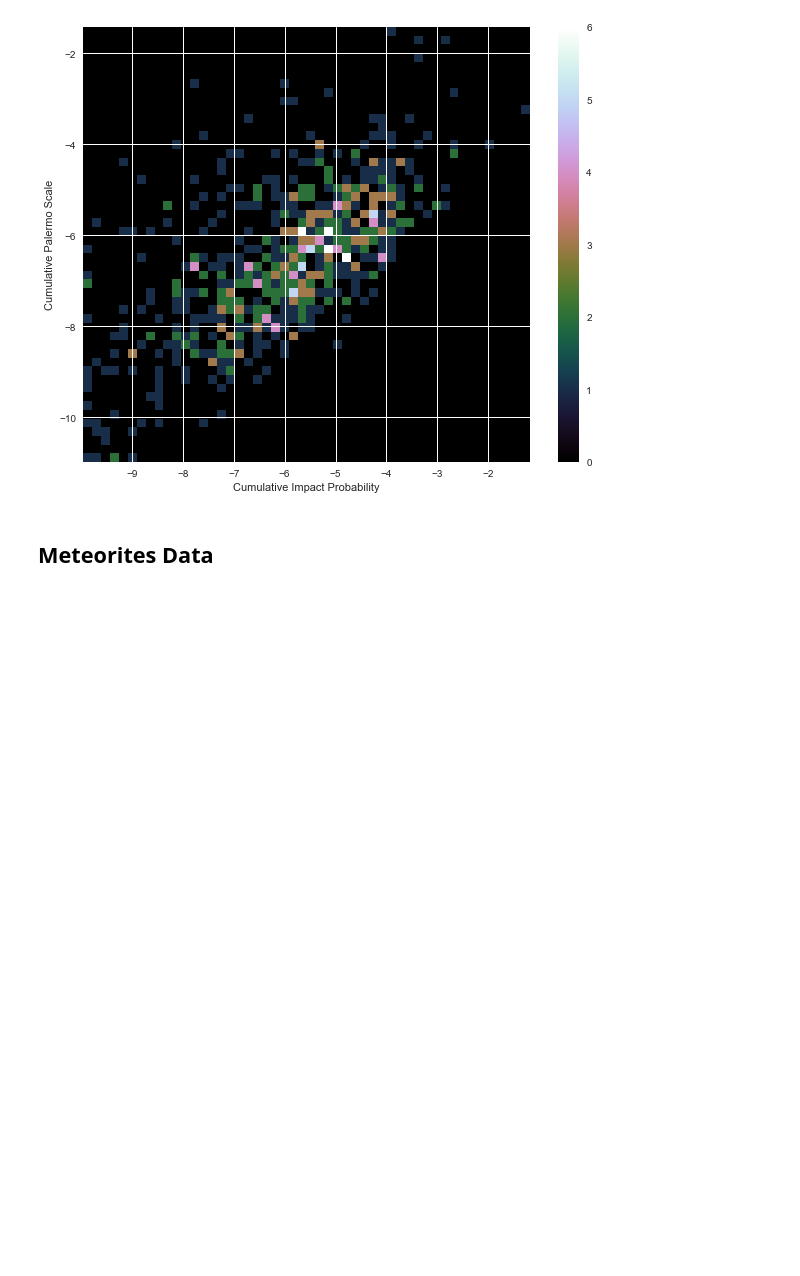
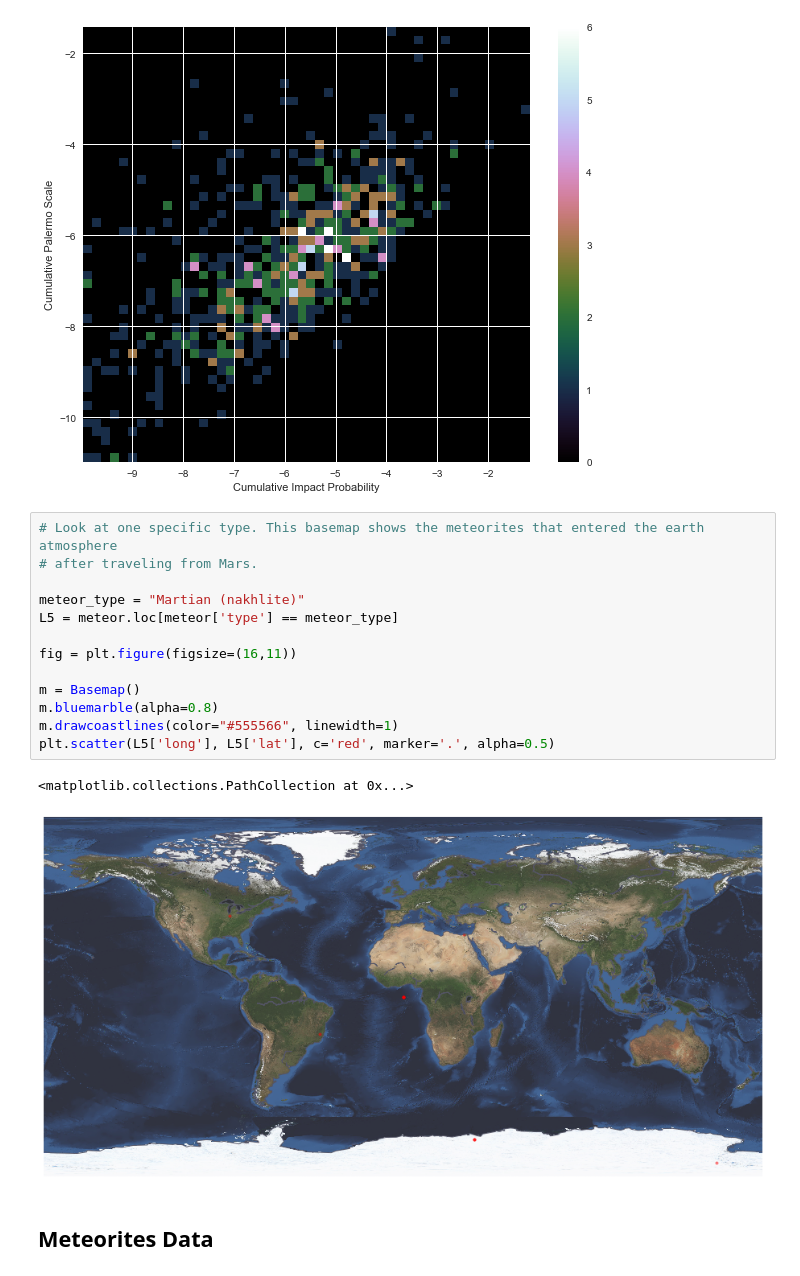
Before and after one commit to fcoba/Project-1, a Jupyter notebook: Master_File.ipynb, the cells around one changed output. Cells and saved outputs as stored; diff of their text form; blank space fills up the shorter version.

```diff
--- a/Master_File.ipynb
+++ b/Master_File.ipynb
@@ -134,5 +143,21 @@ plt.ylabel('Cumulative Palermo Scale')
 # %% [output]
 Text(0,0.5,'Cumulative Palermo Scale')
 [figure]
+# %%
+# Look at one specific type. This basemap shows the meteorites that entered the earth atmosphere
+# after traveling from Mars.
+
+meteor_type = "Martian (nakhlite)"
+L5 = meteor.loc[meteor['type'] == meteor_type]
+
+fig = plt.figure(figsize=(16,11))
+
+m = Basemap()
+m.bluemarble(alpha=0.8)
+m.drawcoastlines(color="#555566", linewidth=1)
+plt.scatter(L5['long'], L5['lat'], c='red', marker='.', alpha=0.5)
+# %% [output]
+<matplotlib.collections.PathCollection at 0x...>
+[figure, added]
 # %% [markdown]
 ## Meteorites Data
```
Also changed, not shown: parts of 8 cells of this notebook.
